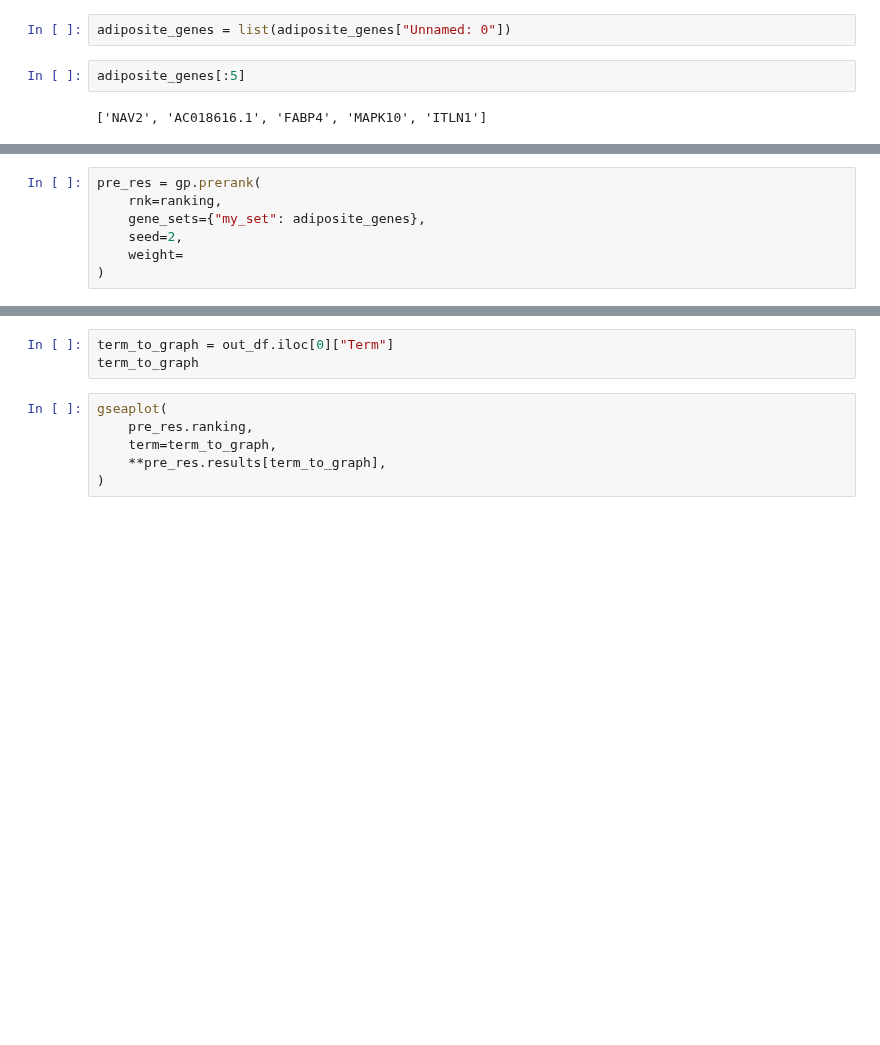
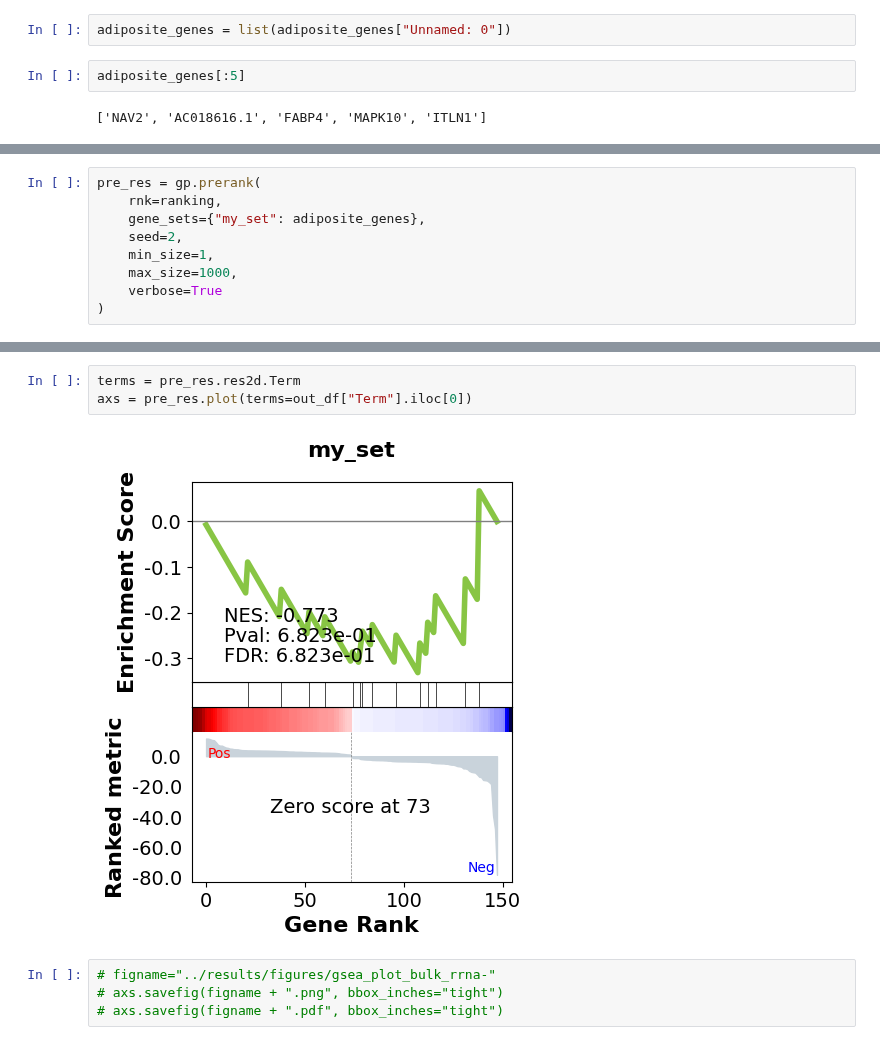
Before and after one commit to emma2207/hgsoc-reconstruction, a Jupyter notebook: differential_expression_analysis/scripts/gsea.ipynb, the cells around one changed output, grey strips where cells are left out. Saved outputs shown, nothing was run; the diff lists cells and outputs as text; blank space fills up the shorter version.

Commit message:
gsea

```diff
--- a/differential_expression_analysis/scripts/gsea.ipynb
+++ b/differential_expression_analysis/scripts/gsea.ipynb
@@ -60,6 +63,8 @@ pre_res = gp.prerank(
     rnk=ranking,
     gene_sets={"my_set": adiposite_genes},
     seed=2,
-    weight=
+    min_size=1,
+    max_size=1000,
+    verbose=True
 )
 # %% [output]
@@ -91,9 +129,9 @@ out_df
-# %%
-term_to_graph = out_df.iloc[0]["Term"]
-term_to_graph
-# %%
-gseaplot(
-    pre_res.ranking,
-    term=term_to_graph,
-    **pre_res.results[term_to_graph],
-)
+# %%
+terms = pre_res.res2d.Term
+axs = pre_res.plot(terms=out_df["Term"].iloc[0])
+# %% [output]
+[figure, added]
+# %%
+# figname="../results/figures/gsea_plot_bulk_rrna-"
+# axs.savefig(figname + ".png", bbox_inches="tight")
+# axs.savefig(figname + ".pdf", bbox_inches="tight")
```
Also changed, not shown: parts of 13 cells of this notebook, 1 other file.
